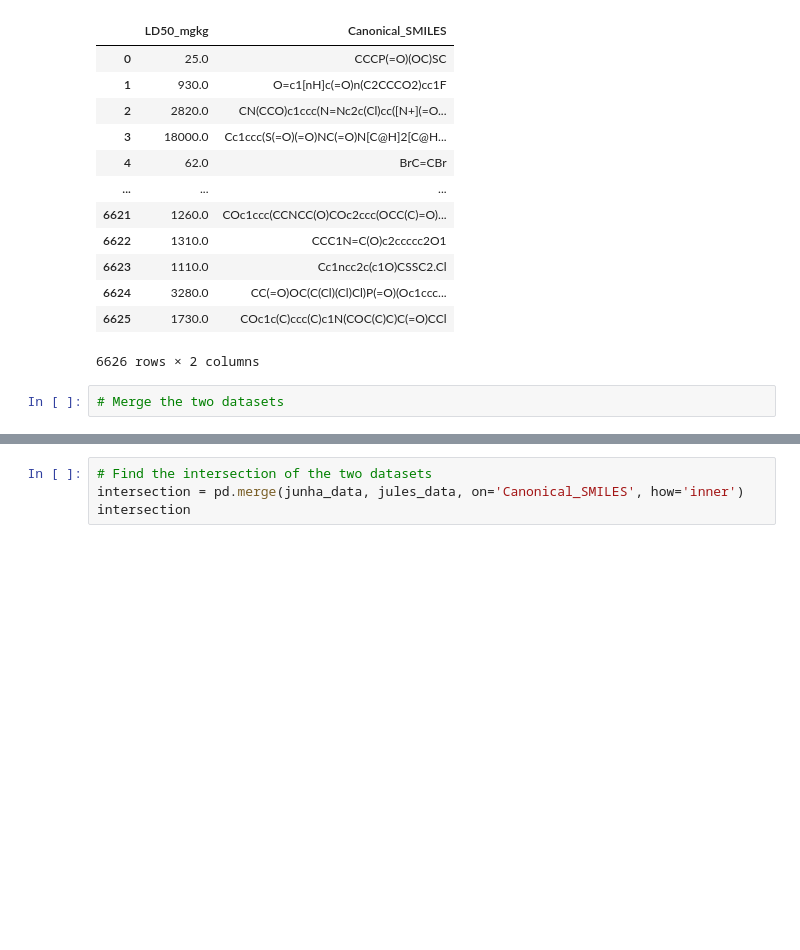
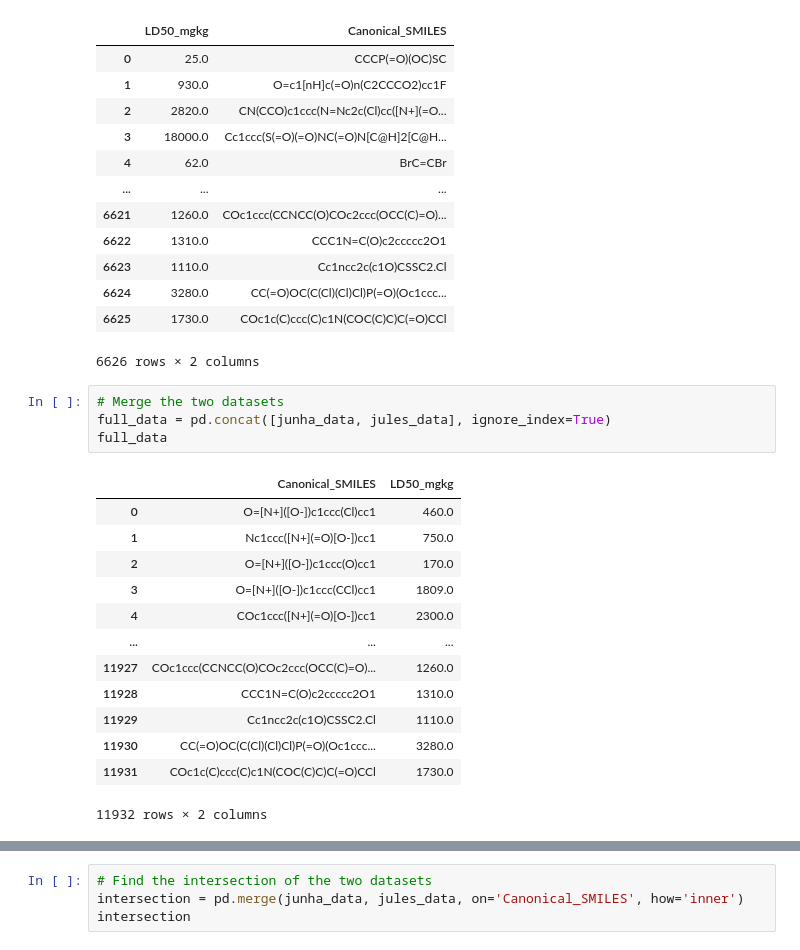
Before and after one commit to junhakunha/drug_toxicology_prediction, a Jupyter notebook: notebooks/J01_data_cleaning.ipynb, the cells around one changed output, grey strips where cells are left out. Cells and saved outputs as stored; diff of their text form; blank space fills up the shorter version.

```diff
--- a/notebooks/J01_data_cleaning.ipynb
+++ b/notebooks/J01_data_cleaning.ipynb
@@ -215,3 +215,19 @@ jules_data
 6626 rows × 2 columns
 # %%
 # Merge the two datasets
+full_data = pd.concat([junha_data, jules_data], ignore_index=True)
+full_data
+# %% [output]
+|  | Canonical_SMILES | LD50_mgkg |
+| 0 | O=[N+]([O-])c1ccc(Cl)cc1 | 460.0 |
+| 1 | Nc1ccc([N+](=O)[O-])cc1 | 750.0 |
+| 2 | O=[N+]([O-])c1ccc(O)cc1 | 170.0 |
+| 3 | O=[N+]([O-])c1ccc(CCl)cc1 | 1809.0 |
+| 4 | COc1ccc([N+](=O)[O-])cc1 | 2300.0 |
+| ... | ... | ... |
+| 11927 | COc1ccc(CCNCC(O)COc2ccc(OCC(C)=O)... | 1260.0 |
+| 11928 | CCC1N=C(O)c2ccccc2O1 | 1310.0 |
+| 11929 | Cc1ncc2c(c1O)CSSC2.Cl | 1110.0 |
+| 11930 | CC(=O)OC(C(Cl)(Cl)Cl)P(=O)(Oc1ccc... | 3280.0 |
+| 11931 | COc1c(C)ccc(C)c1N(COC(C)C)C(=O)CCl | 1730.0 |
+11932 rows × 2 columns
```
Also changed, not shown: parts of 3 cells of this notebook, 3 other files.
